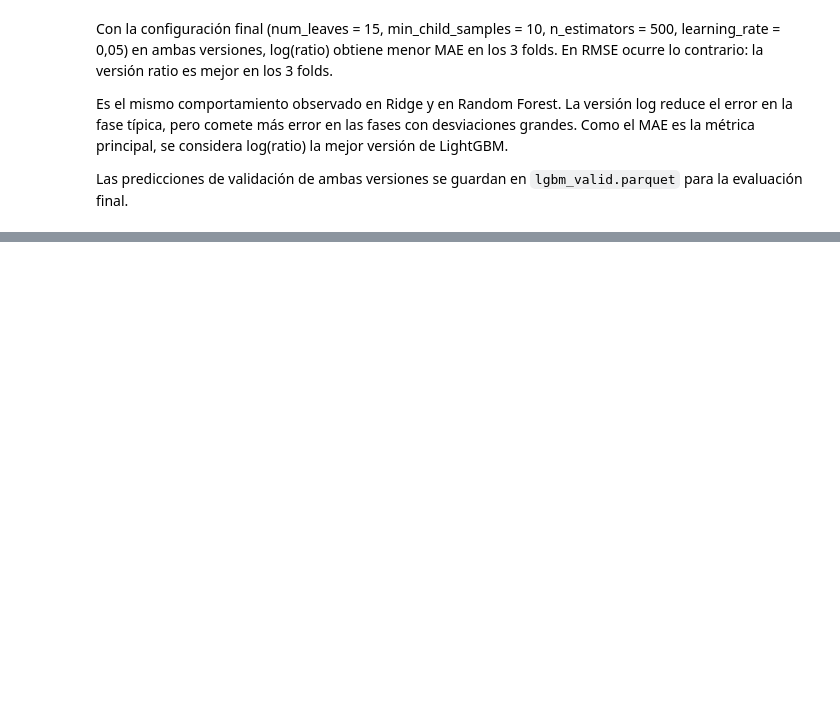
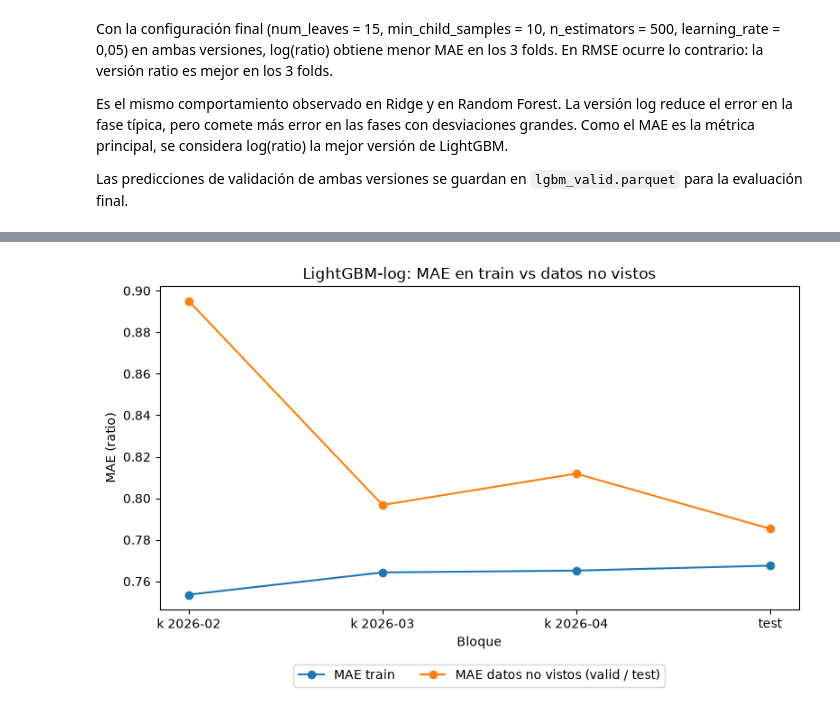
Before and after one commit to muntrans/TFM, a Jupyter notebook: 10.Modelado/10.4_LightGBM.ipynb, the cells around one changed output, grey strips where cells are left out. Drawn from its saved outputs; the diff is of its cells as text; code cells hidden in the pictures; blank space fills up the shorter version.

```diff
--- a/10.Modelado/10.4_LightGBM.ipynb
+++ b/10.Modelado/10.4_LightGBM.ipynb
@@ -438,0 +473,26 @@ Las predicciones de validación de ambas versiones se guardan en `lgbm_valid.par
+# %%
+# Sobreajuste: MAE en train vs MAE en datos no vistos (LightGBM-log)
+filas = []
+for bloque in MESES_VALIDACION + ["test"]:
+    if bloque == "test":
+        train = df[df["split"] == "desarrollo"]
+        evalu = df[df["split"] == "test"]
+    else:
+        train, evalu = obtener_fold(df, bloque)
+
+    modelo_LGBM_log.fit(train[X_COLS], np.log(train[OBJETIVO]))
+
+    pred_train = np.exp(modelo_LGBM_log.predict(train[X_COLS]))
+    pred_eval  = np.exp(modelo_LGBM_log.predict(evalu[X_COLS]))
+
+    mae_train = metricas(train[OBJETIVO], pred_train)["MAE"]
+    mae_eval  = metricas(evalu[OBJETIVO], pred_eval)["MAE"]
+
+    filas.append({"bloque": bloque if bloque not in MESES_VALIDACION else f"k {bloque}",
+                  "n_train": len(train),
+                  "MAE_train": mae_train,
+                  "MAE_eval": mae_eval,
+                  "diferencia": mae_eval - mae_train})
+
+sobreajuste = pd.DataFrame(filas)
+display(sobreajuste.round(3))
@@ -438,0 +505,12 @@ Las predicciones de validación de ambas versiones se guardan en `lgbm_valid.par
+# %%
+fig, ax = plt.subplots(figsize=(8, 5))
+ax.plot(sobreajuste["bloque"], sobreajuste["MAE_train"], marker="o", label="MAE train")
+ax.plot(sobreajuste["bloque"], sobreajuste["MAE_eval"],  marker="o", label="MAE datos no vistos (valid / test)")
+ax.set_title("LightGBM-log: MAE en train vs datos no vistos")
+ax.set_xlabel("Bloque")
+ax.set_ylabel("MAE (ratio)")
+ax.legend(loc="upper center", bbox_to_anchor=(0.5, -0.15), ncol=2)
+plt.tight_layout()
+plt.show()
+# %% [output]
+[figure, added]
```
Also changed, not shown: parts of 19 cells of this notebook, 13 other files.
